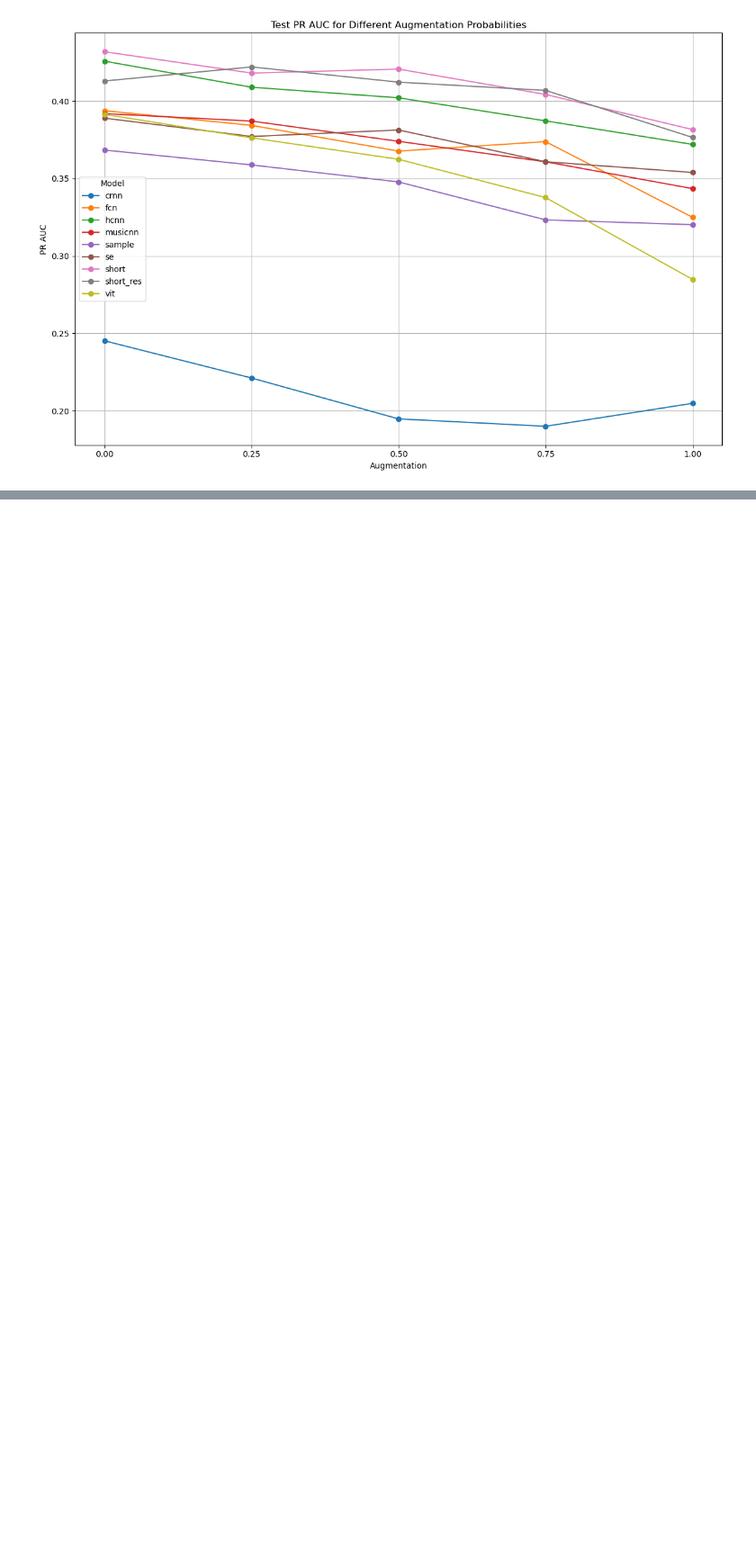
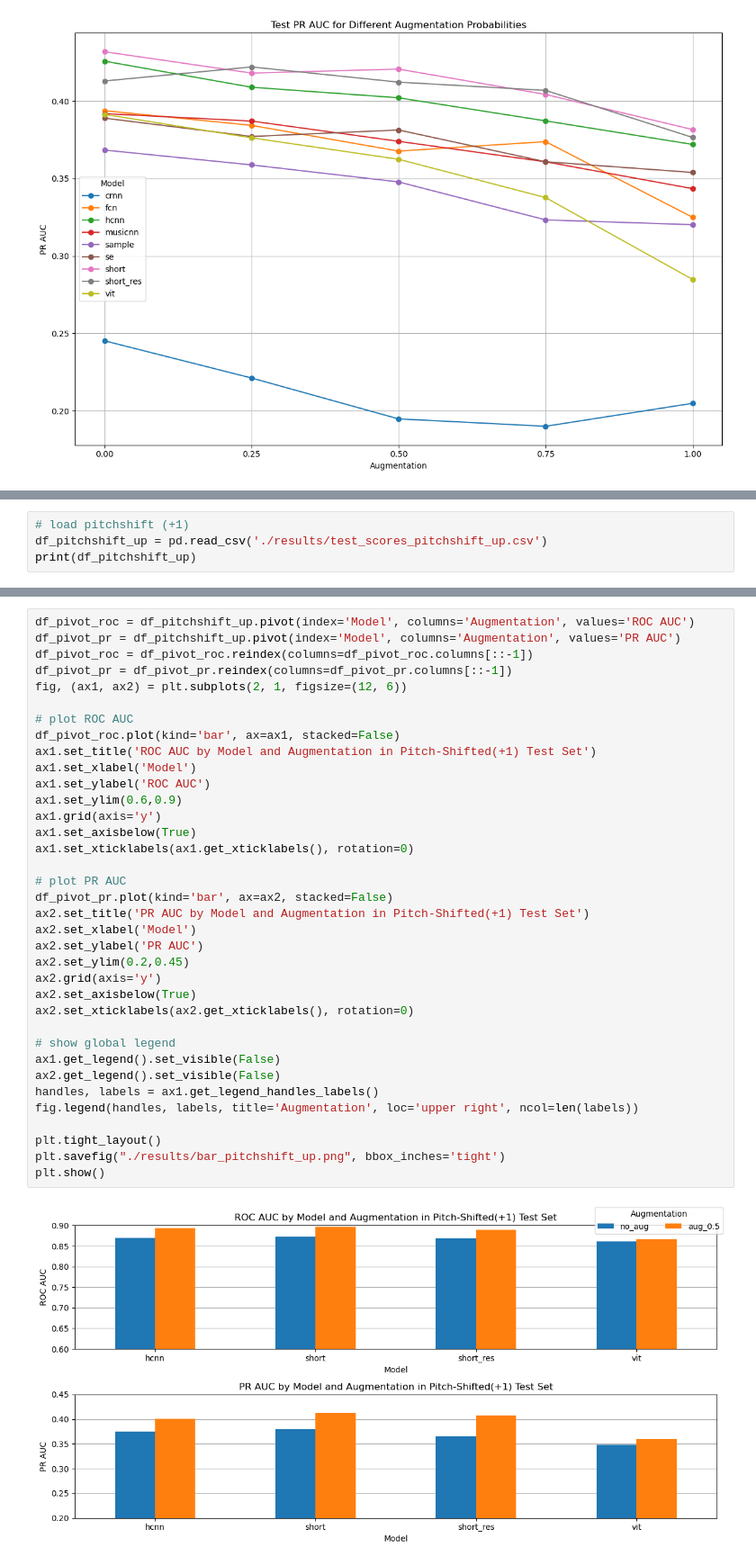
Before and after one commit to Proto007/DL-Final, a Jupyter notebook: report.ipynb, the cells around one changed output, grey strips where cells are left out. Shown at 90% size. Cells and saved outputs as stored; diff of their text form; blank space fills up the shorter version.

Commit message:
added results for the report

```diff
--- a/report.ipynb
+++ b/report.ipynb
@@ -161,0 +337,4 @@ plt.show()
+# %%
+# load pitchshift (+1)
+df_pitchshift_up = pd.read_csv('./results/test_scores_pitchshift_up.csv')
+print(df_pitchshift_up)
@@ -161,0 +351,38 @@ plt.show()
+# %%
+df_pivot_roc = df_pitchshift_up.pivot(index='Model', columns='Augmentation', values='ROC AUC')
+df_pivot_pr = df_pitchshift_up.pivot(index='Model', columns='Augmentation', values='PR AUC')
+df_pivot_roc = df_pivot_roc.reindex(columns=df_pivot_roc.columns[::-1])
+df_pivot_pr = df_pivot_pr.reindex(columns=df_pivot_pr.columns[::-1])
+fig, (ax1, ax2) = plt.subplots(2, 1, figsize=(12, 6))
+
+# plot ROC AUC
+df_pivot_roc.plot(kind='bar', ax=ax1, stacked=False)
+ax1.set_title('ROC AUC by Model and Augmentation in Pitch-Shifted(+1) Test Set')
+ax1.set_xlabel('Model')
+ax1.set_ylabel('ROC AUC')
+ax1.set_ylim(0.6,0.9)
+ax1.grid(axis='y')
+ax1.set_axisbelow(True)
+ax1.set_xticklabels(ax1.get_xticklabels(), rotation=0)
+
+# plot PR AUC
+df_pivot_pr.plot(kind='bar', ax=ax2, stacked=False)
+ax2.set_title('PR AUC by Model and Augmentation in Pitch-Shifted(+1) Test Set')
+ax2.set_xlabel('Model')
+ax2.set_ylabel('PR AUC')
+ax2.set_ylim(0.2,0.45)
+ax2.grid(axis='y')
+ax2.set_axisbelow(True)
+ax2.set_xticklabels(ax2.get_xticklabels(), rotation=0)
+
+# show global legend
+ax1.get_legend().set_visible(False)
+ax2.get_legend().set_visible(False)
+handles, labels = ax1.get_legend_handles_labels()
+fig.legend(handles, labels, title='Augmentation', loc='upper right', ncol=len(labels))
+
+plt.tight_layout()
+plt.savefig("./results/bar_pitchshift_up.png", bbox_inches='tight')
+plt.show()
+# %% [output]
+[figure, added]
```
Also changed, not shown: parts of 40 cells of this notebook, 19 other files.
